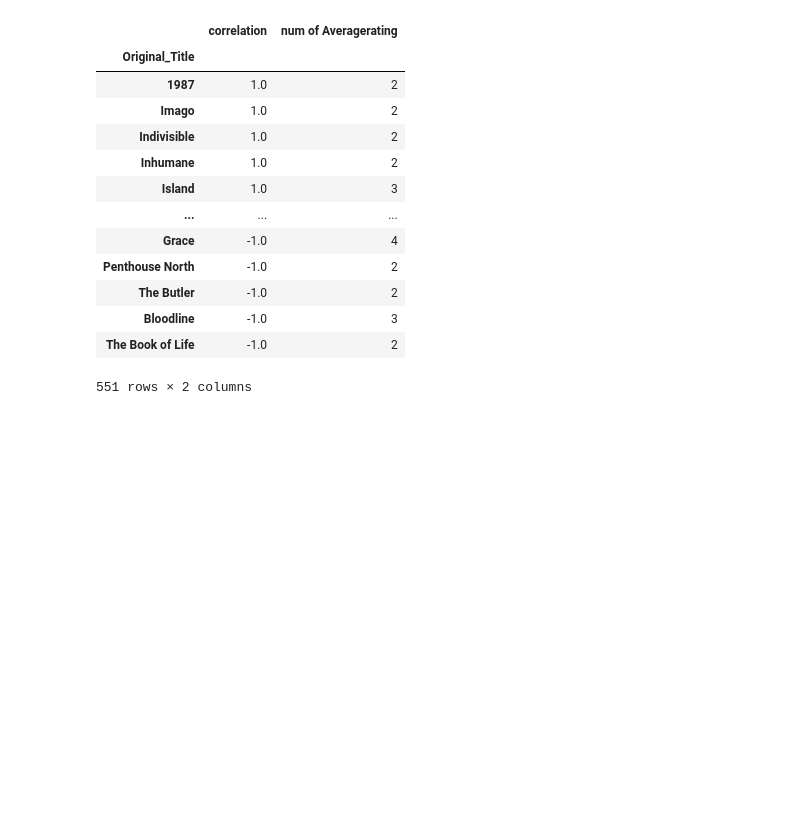
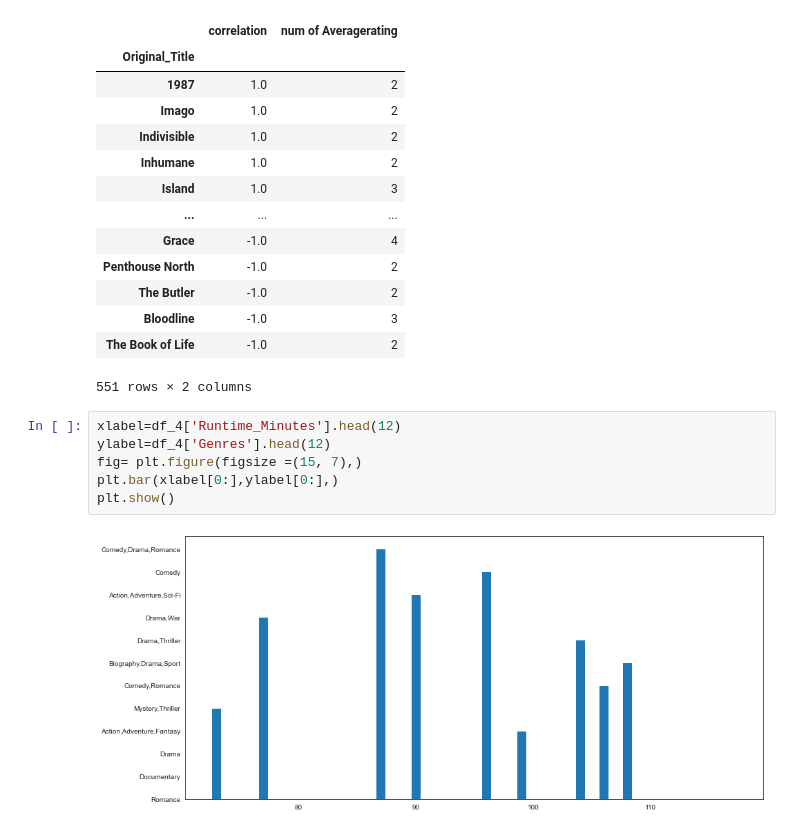
Before and after one commit to pinalnikhil/dat4project1, a Jupyter notebook: student.ipynb, the cells around one changed output. Drawn from its saved outputs; the diff is of its cells as text; blank space fills up the shorter version.

```diff
--- a/student.ipynb
+++ b/student.ipynb
@@ -370,3 +370,11 @@ Delirium_Averagerating_corr[Delirium_Averagerating_corr['num of Averagerating']<
 | Bloodline | -1.0 | 3 |
 | The Book of Life | -1.0 | 2 |
 551 rows × 2 columns
+# %%
+xlabel=df_4['Runtime_Minutes'].head(12)
+ylabel=df_4['Genres'].head(12)
+fig= plt.figure(figsize =(15, 7),)
+plt.bar(xlabel[0:],ylabel[0:],)
+plt.show()
+# %% [output]
+[figure, added]
```
Also changed, not shown: parts of 2 cells of this notebook.
